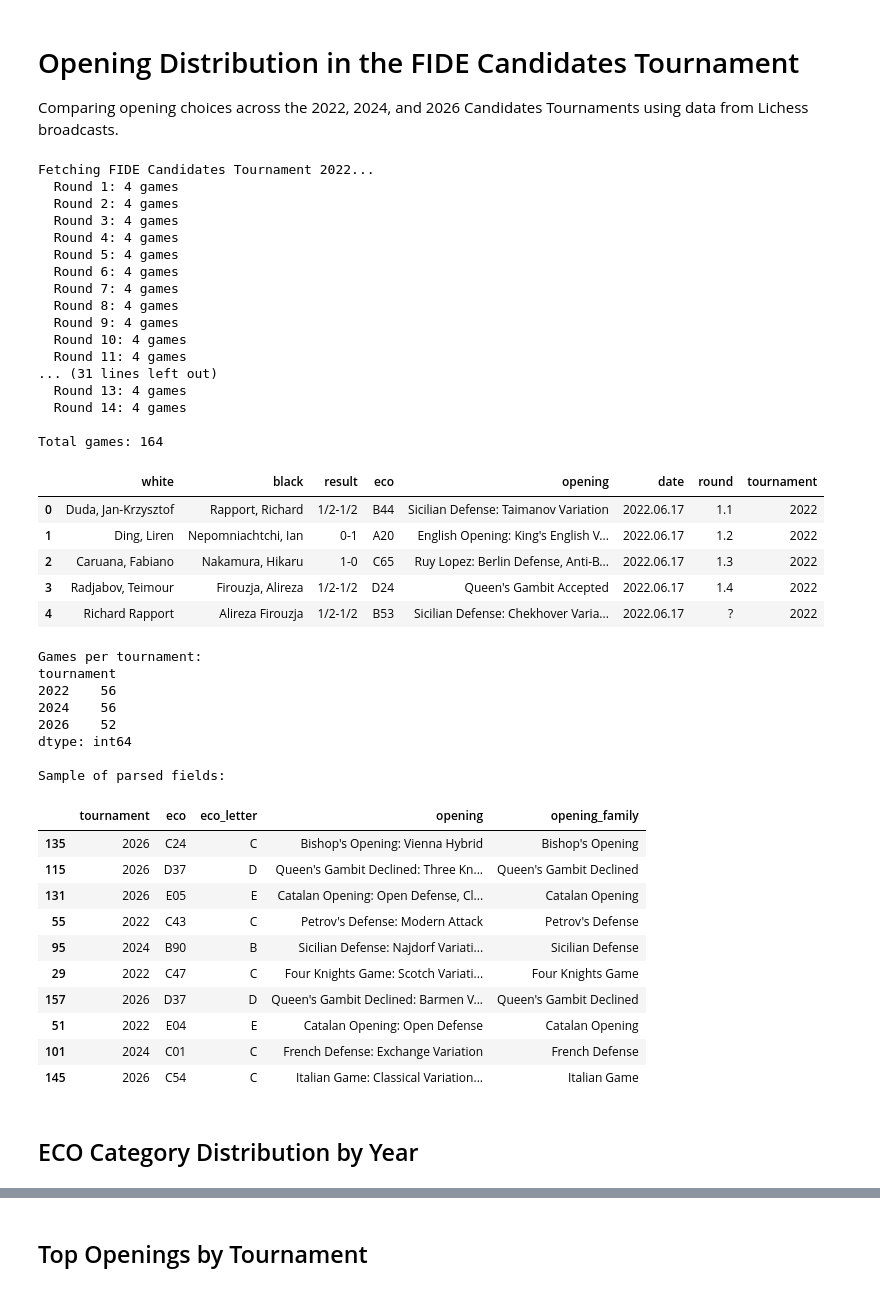
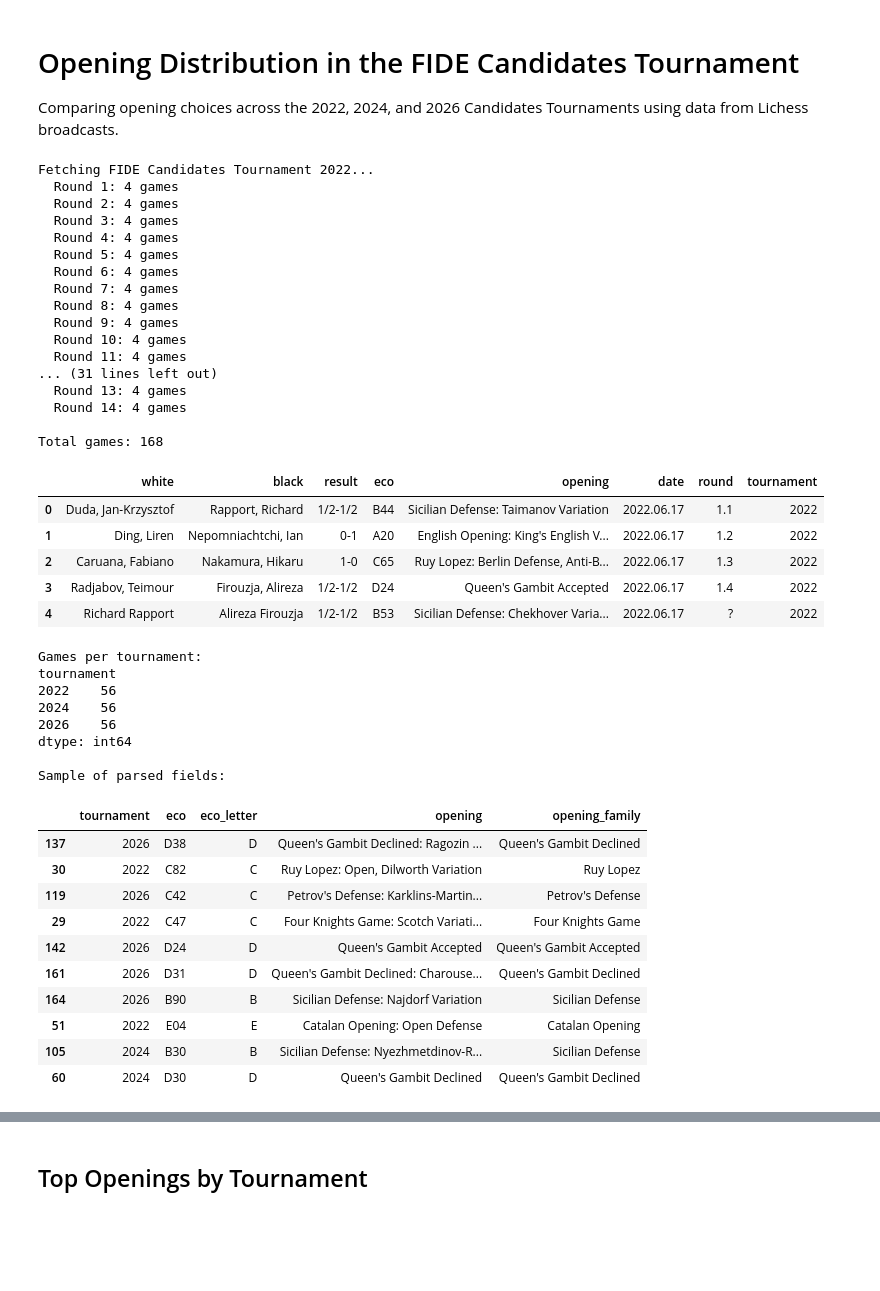
Before and after one commit to pwsiegel/candidates-data, a Jupyter notebook: candidates_openings.ipynb, the cells around one changed output, grey strips where cells are left out. Drawn from its saved outputs; the diff is of its cells as text; code cells hidden in the pictures; blank space fills up the shorter version.

Commit message:
Update with last round openings 2026

```diff
--- a/candidates_openings.ipynb
+++ b/candidates_openings.ipynb
@@ -81,8 +81,8 @@ for year, info in TOURNAMENTS.items():
         time.sleep(0.5)  # be polite to the Lichess API
 
 df = pd.DataFrame(all_games)
-# Drop unfinished/unannotated games (Result "*", Opening "?")
-df = df[df["result"] != "*"].reset_index(drop=True)
+# Drop games with no opening annotation (unannotated/not yet started)
+df = df[df["opening"] != "?"].reset_index(drop=True)
 print(f"\nTotal games: {len(df)}")
 df.head()
 # %% [output]
@@ -102,7 +102,7 @@ Fetching FIDE Candidates Tournament 2022...
   Round 13: 4 games
   Round 14: 4 games
 
-Total games: 164
+Total games: 168
 |  | white | black | result | eco | opening | date | round | tournament |
 | 0 | Duda, Jan-Krzysztof | Rapport, Richard | 1/2-1/2 | B44 | Sicilian Defense: Taimanov Variation | 2022.06.17 | 1.1 | 2022 |
 | 1 | Ding, Liren | Nepomniachtchi, Ian | 0-1 | A20 | English Opening: King's English V... | 2022.06.17 | 1.2 | 2022 |
@@ -110,44 +110,31 @@ Total games: 164
 | 3 | Radjabov, Teimour | Firouzja, Alireza | 1/2-1/2 | D24 | Queen's Gambit Accepted | 2022.06.17 | 1.4 | 2022 |
 | 4 | Richard Rapport | Alireza Firouzja | 1/2-1/2 | B53 | Sicilian Defense: Chekhover Varia... | 2022.06.17 | ? | 2022 |
 # %%
-# ECO codes use a letter (A-E) plus two digits.
-# The letter gives the broad family:
-#   A = Flank openings, Dutch, Benoni, misc
-#   B = Semi-open (Sicilian, Caro-Kann, Pirc, etc.)
-#   C = Open games & French (1.e4 e5, French)
-#   D = Closed/Semi-closed (Queen's Gambit, Slav, Grunfeld, etc.)
-#   E = Indian defenses (Nimzo, Queen's Indian, King's Indian, Catalan, etc.)
-
 df["eco_letter"] = df["eco"].str[0]
 df["opening_family"] = df["opening"].str.split(":").str[0].str.split(",").str[0].str.strip()
-
-# Tarrasch Defense is a QGD variation (1.d4 d5 2.c4 e6 3.Nc3 c5)
-df["opening_family"] = df["opening_family"].replace("Tarrasch Defense", "Queen's Gambit Declined")
 
 print("Games per tournament:")
 print(df.groupby("tournament").size())
 print()
 print("Sample of parsed fields:")
 df[["tournament", "eco", "eco_letter", "opening", "opening_family"]].sample(10, random_state=42)
 # %% [output]
 Games per tournament:
 tournament
 2022    56
 2024    56
-2026    52
+2026    56
 dtype: int64
 
 Sample of parsed fields:
 |  | tournament | eco | eco_letter | opening | opening_family |
-| 135 | 2026 | C24 | C | Bishop's Opening: Vienna Hybrid | Bishop's Opening |
-| 115 | 2026 | D37 | D | Queen's Gambit Declined: Three Kn... | Queen's Gambit Declined |
-| 131 | 2026 | E05 | E | Catalan Opening: Open Defense, Cl... | Catalan Opening |
-| 55 | 2022 | C43 | C | Petrov's Defense: Modern Attack | Petrov's Defense |
-| 95 | 2024 | B90 | B | Sicilian Defense: Najdorf Variati... | Sicilian Defense |
+| 137 | 2026 | D38 | D | Queen's Gambit Declined: Ragozin ... | Queen's Gambit Declined |
+| 30 | 2022 | C82 | C | Ruy Lopez: Open, Dilworth Variation | Ruy Lopez |
+| 119 | 2026 | C42 | C | Petrov's Defense: Karklins-Martin... | Petrov's Defense |
 | 29 | 2022 | C47 | C | Four Knights Game: Scotch Variati... | Four Knights Game |
-| 157 | 2026 | D37 | D | Queen's Gambit Declined: Barmen V... | Queen's Gambit Declined |
+| 142 | 2026 | D24 | D | Queen's Gambit Accepted | Queen's Gambit Accepted |
+| 161 | 2026 | D31 | D | Queen's Gambit Declined: Charouse... | Queen's Gambit Declined |
+| 164 | 2026 | B90 | B | Sicilian Defense: Najdorf Variation | Sicilian Defense |
 | 51 | 2022 | E04 | E | Catalan Opening: Open Defense | Catalan Opening |
-| 101 | 2024 | C01 | C | French Defense: Exchange Variation | French Defense |
-| 145 | 2026 | C54 | C | Italian Game: Classical Variation... | Italian Game |
+| 105 | 2024 | B30 | B | Sicilian Defense: Nyezhmetdinov-R... | Sicilian Defense |
+| 60 | 2024 | D30 | D | Queen's Gambit Declined | Queen's Gambit Declined |
-# %% [markdown]
-## ECO Category Distribution by Year
```
Also changed, not shown: parts of 9 cells of this notebook, 1 other file.
